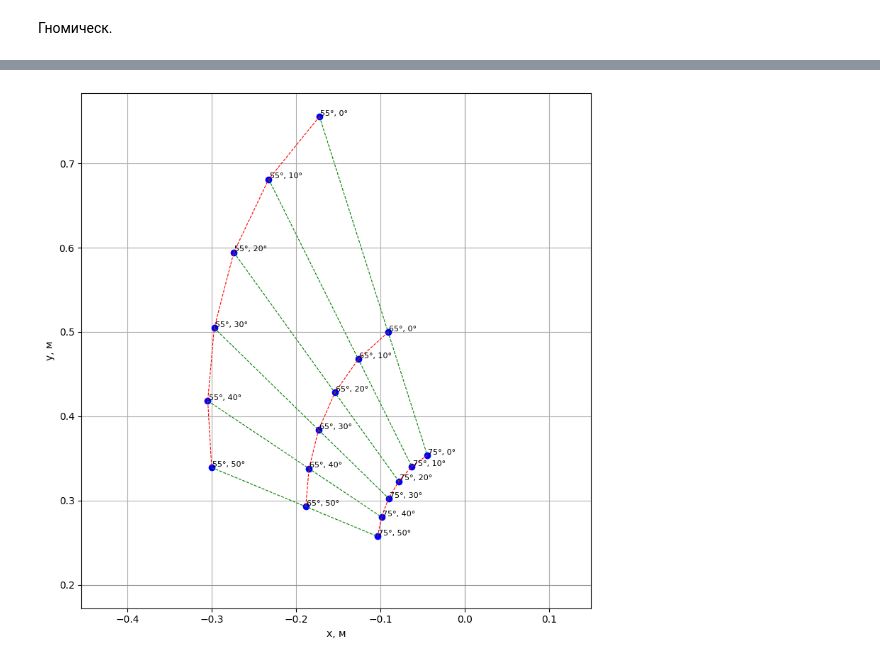
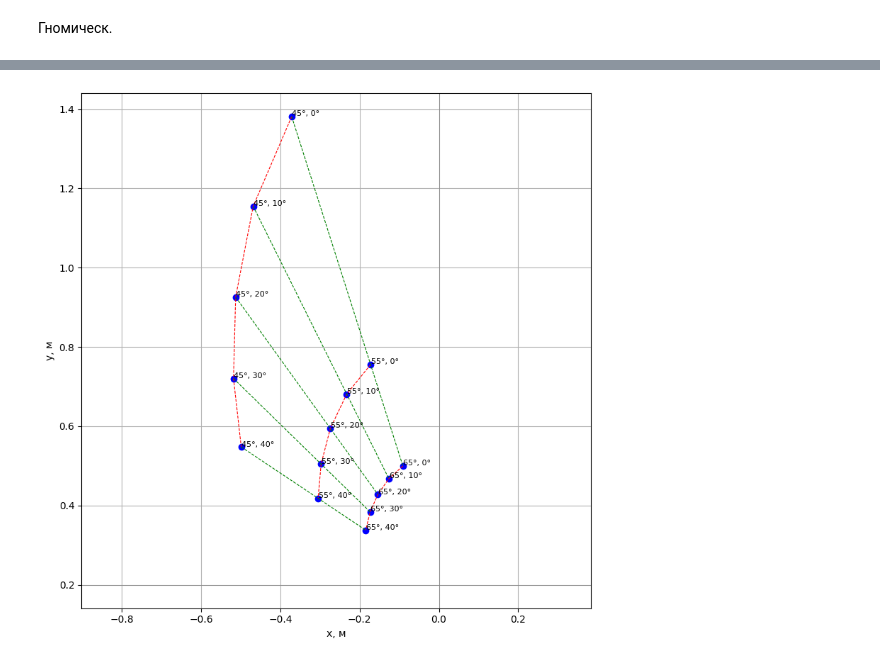
Before and after one commit to MrJetFox/Matveev-N.-Math.-found.-of-geo., a Jupyter notebook: МАТКАРТА.ipynb, the cells around one changed output, grey strips where cells are left out. Drawn from its saved outputs; the diff is of its cells as text; code cells hidden in the pictures.

```diff
--- a/МАТКАРТА.ipynb
+++ b/МАТКАРТА.ipynb
@@ -520,8 +520,8 @@ def gnomonic_projection(phi_deg, lambda_deg):
 
     return x, y
 
-latitudes = [55, 65, 75]
-longitudes = [0, 10, 20, 30, 40, 50]
+latitudes = [45, 55, 65 ]
+longitudes = [0, 10, 20, 30, 40]
 
 points = [(phi, lam, *gnomonic_projection(phi, lam)) for phi in latitudes for lam in longitudes]
 
@@ -531,31 +531,31 @@ for phi, lam, x, y in points:
     plt.plot(x, y, 'bo')
     plt.text(x + 0.001, y + 0.001, f"{phi}°, {lam}°", fontsize=8)
 
 for phi in latitudes:
     x_vals = []
     y_vals = []
     for lam in longitudes:
         x, y = gnomonic_projection(phi, lam)
         x_vals.append(x)
         y_vals.append(y)
     plt.plot(x_vals, y_vals, 'r--', linewidth=0.8)
 
 for lam in longitudes:
     x_vals = []
     y_vals = []
     for phi in latitudes:
         x, y = gnomonic_projection(phi, lam)
         x_vals.append(x)
         y_vals.append(y)
     plt.plot(x_vals, y_vals, 'g--', linewidth=0.8)
 
 plt.axhline(0.2, color='gray', linewidth=0.5)
 plt.axvline(0, color='gray', linewidth=0.5)
 plt.xlabel("x, м")
 plt.ylabel("y, м")
 plt.grid(True)
 plt.axis('equal')
 plt.tight_layout()
 plt.show()
 # %% [output]
-[figure, old version]
+[figure, new version]
```
